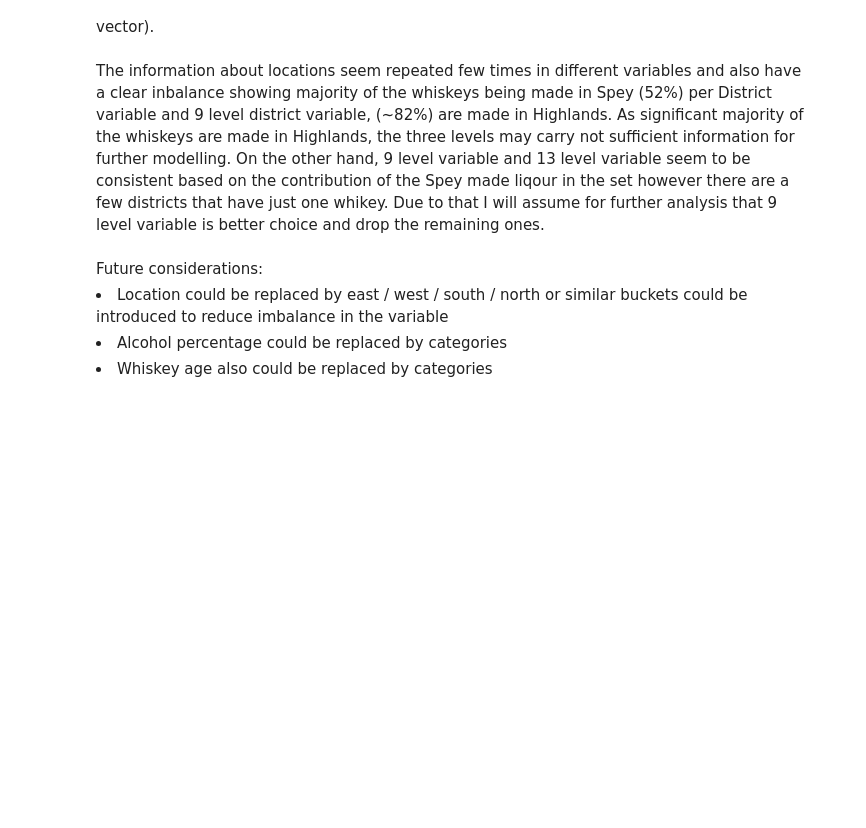
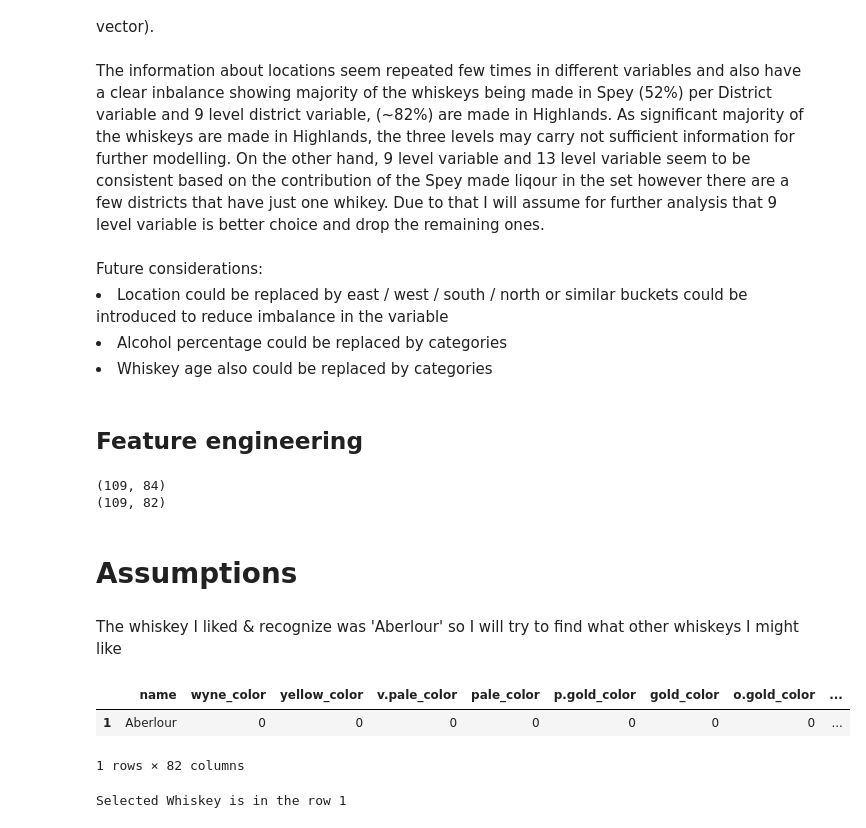
Before and after one commit to Michal-Mat/Scotch-Whiskey, a Jupyter notebook: Scotch-Whiskey.ipynb, the cells around one changed output. Drawn from its saved outputs; the diff is of its cells as text; code cells hidden in the pictures; blank space fills up the shorter version.

```diff
--- a/Scotch-Whiskey.ipynb
+++ b/Scotch-Whiskey.ipynb
@@ -365,3 +395,28 @@ Future considerations: <br>
 <li> Location could be replaced by east / west / south / north or similar buckets could be introduced to reduce imbalance in the variable
 <li> Alcohol percentage could be replaced by categories
 <li> Whiskey age also could be replaced by categories
+# %% [markdown]
+## Feature engineering
+# %%
+print(df.shape)
+df.drop(labels=['region', 'district'], axis=1, inplace=True)  # dropping redundant
+print(df.shape)
+# %% [output]
+(109, 84)
+(109, 82)
+# %% [markdown]
+# Assumptions
+# %% [markdown]
+The whiskey I liked & recognize was 'Aberlour' so I will try to find what other whiskeys I might like
+# %%
+df.loc[df['name']=='Aberlour']
+# %% [output]
+|  | name | wyne_color | yellow_color | v.pale_color | pale_color | p.gold_color | gold_color | o.gold_color | ... |
+| 1 | Aberlour | 0 | 0 | 0 | 0 | 0 | 0 | 0 | ... |
+1 rows × 82 columns
+# %%
+for rows in df.iterrows():
+    if rows[1]['name']=='Aberlour':
+        print(f'Selected Whiskey is in the row {rows[0]}')
+# %% [output]
+Selected Whiskey is in the row 1
```
Also changed, not shown: parts of 32 cells of this notebook.
